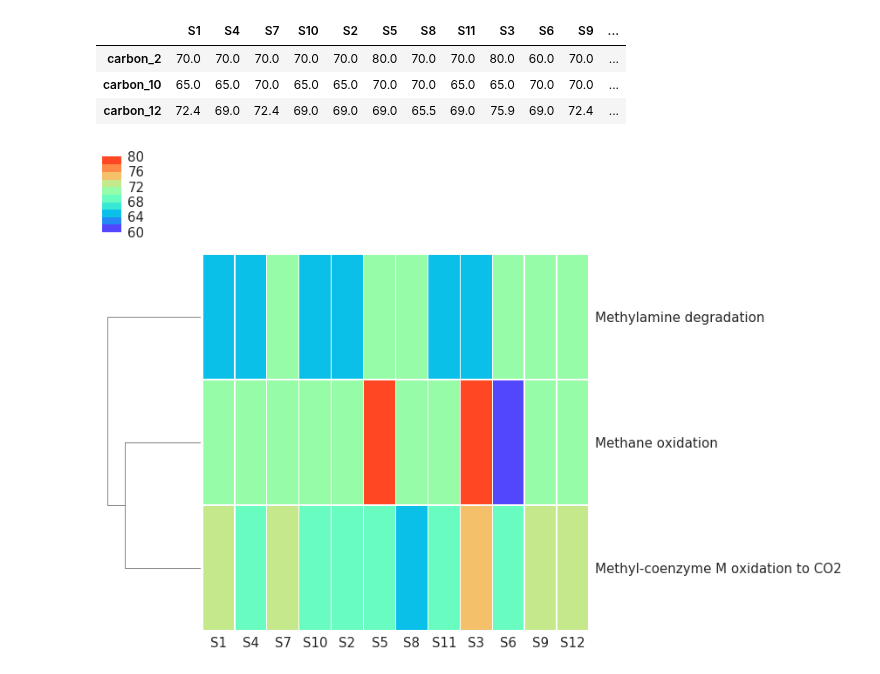
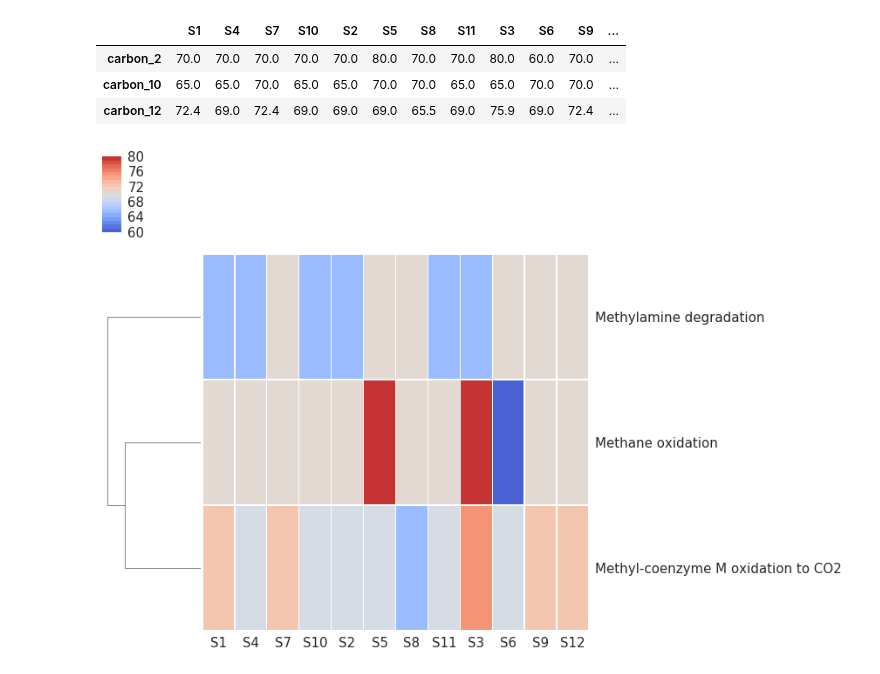
Before and after one commit to valdeanda/Time_series_mats, a Jupyter notebook: scripts/completeness.ipynb, the cells around one changed output. Saved outputs shown, nothing was run; the diff lists cells and outputs as text; code cells hidden in the pictures.

Commit message:
saving figures

```diff
--- a/scripts/completeness.ipynb
+++ b/scripts/completeness.ipynb
@@ -177,8 +171,8 @@ plotmet=plotmet.T
 plotmet.columns = ['Methane oxidation','Methylamine degradation','Methyl-coenzyme M oxidation to CO2']
 # %%
 sns.set(font_scale=1.5)
-axs = sns.clustermap(plotmet.T, col_cluster=False, linewidths=0.6,cmap=sns.color_palette("rainbow", 10))
+axs = sns.clustermap(plotmet.T, col_cluster=False, linewidths=0.6,cmap=sns.color_palette("coolwarm",20))
 plt.tight_layout()
 plt.savefig("../figures/methane.completeness.png", bbox_inches='tight', dpi=600 )
 # %% [output]
-[figure, old version]
+[figure, new version]
```
Also changed, not shown: parts of 2 cells of this notebook.
